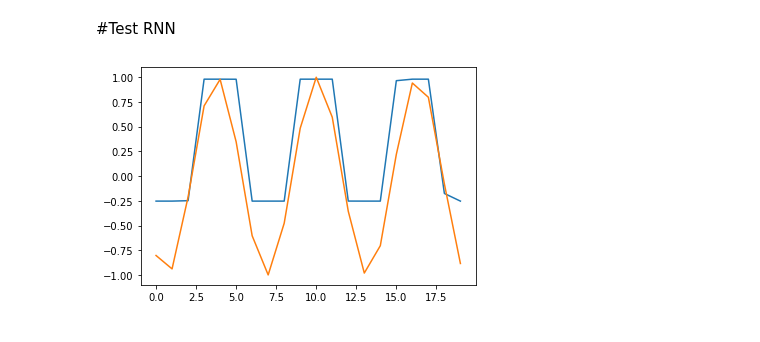
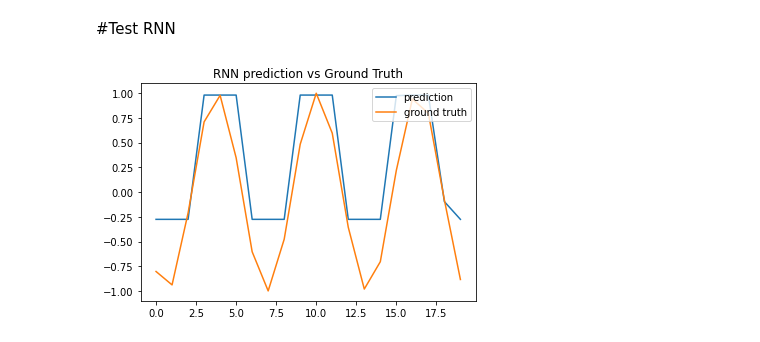
Before and after one commit to rshah918/Recurrent-Neural-Network, a Jupyter notebook: Recurrent_Neural_Network.ipynb, the cells around one changed output. Drawn from its saved outputs; the diff is of its cells as text; code cells hidden in the pictures.

Commit message:
update plot

```diff
--- a/Recurrent_Neural_Network.ipynb
+++ b/Recurrent_Neural_Network.ipynb
@@ -156,9 +156,9 @@ class RNN():
 # %% [markdown]
 #Train RNN
 # %%
-NUM_EPOCHS = 20
+NUM_EPOCHS = 30
 TIMESTEPS = 50
-rnn = RNN(input_len=50, num_examples=1, output_len=1, hidden_len=1, learning_rate = 0.03)
+rnn = RNN(input_len=50, num_examples=1, output_len=1, hidden_len=1, learning_rate = 0.04)
 for epoch in range(NUM_EPOCHS):
   loss = 0.0
   for i in range(Y.shape[0]):
@@ -198,14 +195,16 @@ Loss:  [4.70140799]
 # %%
 #test the neural net on validation set
 x = []
 y = []
 for i in range(20):
   x.append(i)
   output = rnn.forward_pass(X_val[i])
   y.append(output)
 #plot nn prediction and validation set
-plt.plot(x,y)
-plt.plot(Y_val[:20])
+plt.plot(x,y, label="prediction")
+plt.plot(Y_val[:20], label="ground truth")
+plt.title("RNN prediction vs Ground Truth")
+leg = plt.legend(loc='upper right')
 plt.show()
 # %% [output]
-[figure, old version]
+[figure, new version]
```
Also changed, not shown: parts of 2 cells of this notebook, 1 other file.
